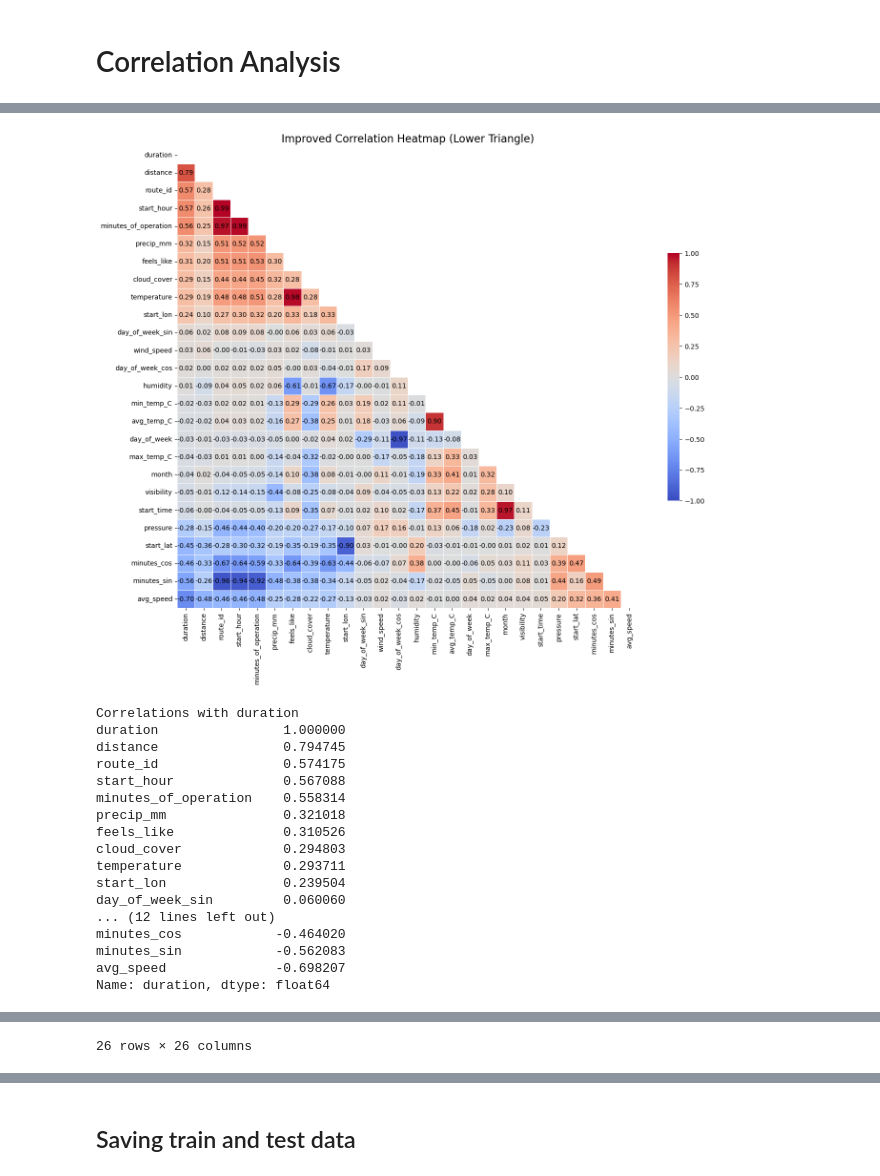
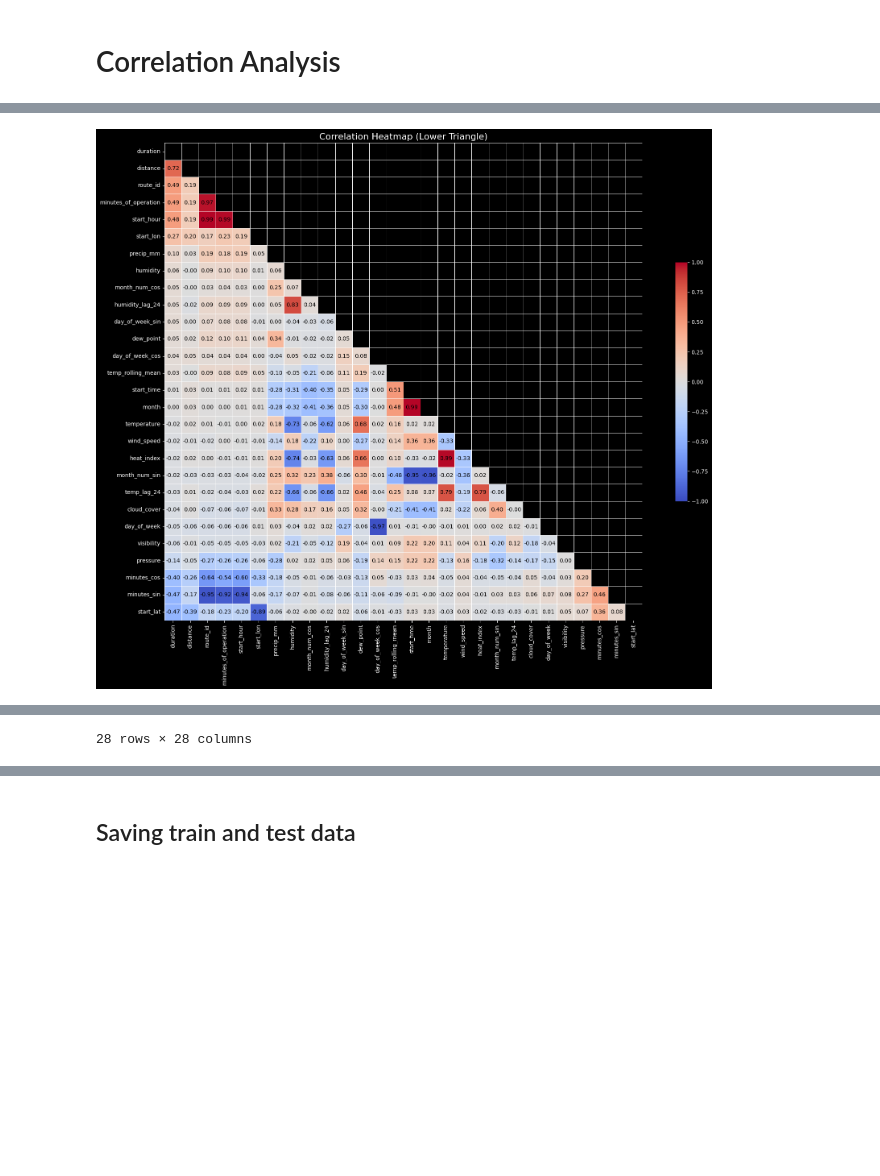
Before and after one commit to ramdhanhdy/bus-schedule-app, a Jupyter notebook: notebooks/02_feature_engineering.ipynb, the cells around one changed output, grey strips where cells are left out. Cells and saved outputs as stored; diff of their text form; code cells hidden in the pictures; blank space fills up the shorter version.

```diff
--- a/notebooks/02_feature_engineering.ipynb
+++ b/notebooks/02_feature_engineering.ipynb
@@ -54,14 +30,0 @@ memory usage: 117.9+ KB
-# %%
-# Create list of months
-months = ['february', 'march', 'april', 'may', 'june', 'july', 'august', 'september']
-
-# Get weather data for each month and add month column efficiently
-weather_months = []
-for month in months:
-    month_df = weather_df.get(month)
-    month_df['month'] = month
-    weather_months.append(month_df)
-
-weather_df = pd.concat(weather_months, ignore_index=True)
-
-weather_df
@@ -122,10 +98,10 @@ def calculate_operation_minutes(start_time):
 
 def preprocess_weather_data(df):
     # Convert date and time columns to datetime
-    df['datetime'] = pd.to_datetime(df['date'] + ' ' + df['utc_time'])
+    df['datetime'] = pd.to_datetime(df['date'])
 
     # Drop unnecessary columns
-    columns_to_drop = ['date', 'utc_time', 'local_time']
+    columns_to_drop = ['date', 'time', 'month']
     df = df.drop(columns=columns_to_drop)
 
     return df
@@ -137,9 +113,6 @@ trip_df['end_time'] = pd.to_datetime(trip_df['end_time'])
 # Extract day of week and month
 trip_df['day_of_week'] = trip_df['start_time'].dt.dayofweek
 trip_df['month'] = trip_df['start_time'].dt.month
-
-# Calculate average speed (km/h)
-trip_df['avg_speed'] = trip_df['distance'] / (trip_df['duration'] / 60)
 
 # Remove rows with zero distance or duration
 trip_df = trip_df[(trip_df['distance'] > 0) & (trip_df['duration'] > 0)]
@@ -162,4 +135,4 @@ merged_df = pd.merge_asof(trip_df.sort_values('start_time'),
                           weather_df.sort_values('datetime'),
                           left_on='start_time',
                           right_on='datetime',
-                          direction='nearest')
+                          direction='nearest').drop('datetime', axis=1)
@@ -201,0 +161,8 @@ Name: avg_speed, Length: 126, dtype: float64
+# %%
+# Drop columns with missing values
+missing_cols = merged_df.columns[merged_df.isnull().any()].tolist()
+print("Dropping columns with missing values:", missing_cols)
+merged_df = merged_df.drop(columns=missing_cols)
+
+# Drop visibility_cleaned, humidity_cleaned, and wind_speed_cleaned
+merged_df = merged_df.drop(columns=['visibility_cleaned', 'humidity_cleaned', 'wind_speed_cleaned'])
@@ -204,11 +221,13 @@ Name: avg_speed, Length: 126, dtype: float64
 # %%
-def correlation_heatmap(data, target_column='duration', figsize=(14, 12)):
+def correlation_heatmap(data, target_column='duration', figsize=(18, 14)):
     # Select relevant features
     features_to_keep = ['route_id', 'start_time', 'start_hour', 'start_lat', 'start_lon',
-                        'distance', 'day_of_week', 'month', 'avg_speed', 'avg_temp_C', 'temperature',
-                        'feels_like', 'precip_mm', 'humidity', 'visibility', 'pressure', 'max_temp_C', 'min_temp_C',
-                        'cloud_cover', 'wind_speed', 'day_of_week_sin',
-                        'day_of_week_cos', 'minutes_of_operation', 'minutes_sin', 'minutes_cos', target_column]
+                        'distance', 'day_of_week', 'month', 'avg_speed',
+                        'pressure', 'temp_change', 'temp_lag_24', 'cloud_cover', 'visibility',
+                        'month_num_sin', 'heat_index', 'temperature', 'precip_mm', 'humidity',
+                        'month_num_cos', 'humidity_lag_24', 'dew_point', 'temp_rolling_mean',
+                        'wind_speed', 'day_of_week_sin', 'day_of_week_cos',
+                        'minutes_of_operation', 'minutes_sin', 'minutes_cos', target_column]
 
     # Check which features are actually in the dataframe
     available_features = [f for f in features_to_keep if f in data.columns]
@@ -253,7 +272,7 @@ def correlation_heatmap(data, target_column='duration', figsize=(14, 12)):
             plt.text(j + 0.5, i + 0.5, f"{corr_matrix.loc[sorted_features[i], sorted_features[j]]:.2f}",
                      ha='center', va='center', color='black')
 
-    plt.title("Improved Correlation Heatmap (Lower Triangle)", fontsize=16)
+    plt.title("Correlation Heatmap (Lower Triangle)", fontsize=16)
     plt.tight_layout()
     plt.show()
 
@@ -268,18 +288 @@ correlation_heatmap(merged_df)
-[figure, old version]
+[figure, new version]
-Correlations with duration
-duration                1.000000
-distance                0.794745
-route_id                0.574175
-start_hour              0.567088
-minutes_of_operation    0.558314
-precip_mm               0.321018
-feels_like              0.310526
-cloud_cover             0.294803
-temperature             0.293711
-start_lon               0.239504
-day_of_week_sin         0.060060
-... (12 lines left out)
-minutes_cos            -0.464020
-minutes_sin            -0.562083
-avg_speed              -0.698207
-Name: duration, dtype: float64
@@ -303 +323 @@ Name: duration, dtype: float64
-26 rows × 26 columns
+28 rows × 28 columns
```
Also changed, not shown: parts of 44 cells of this notebook, 47 other files.
